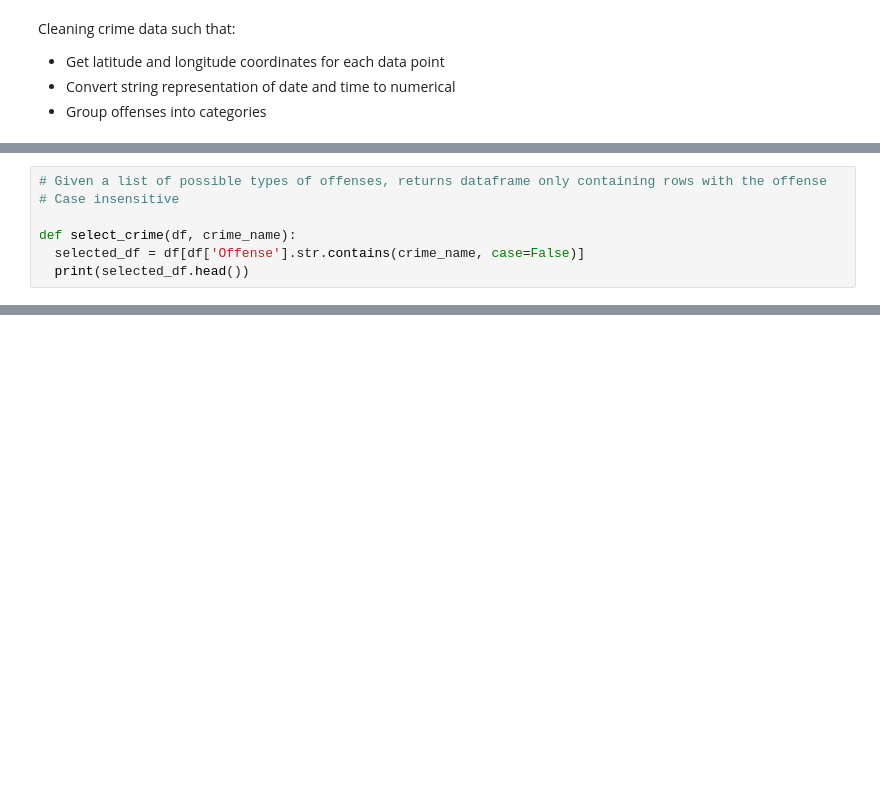
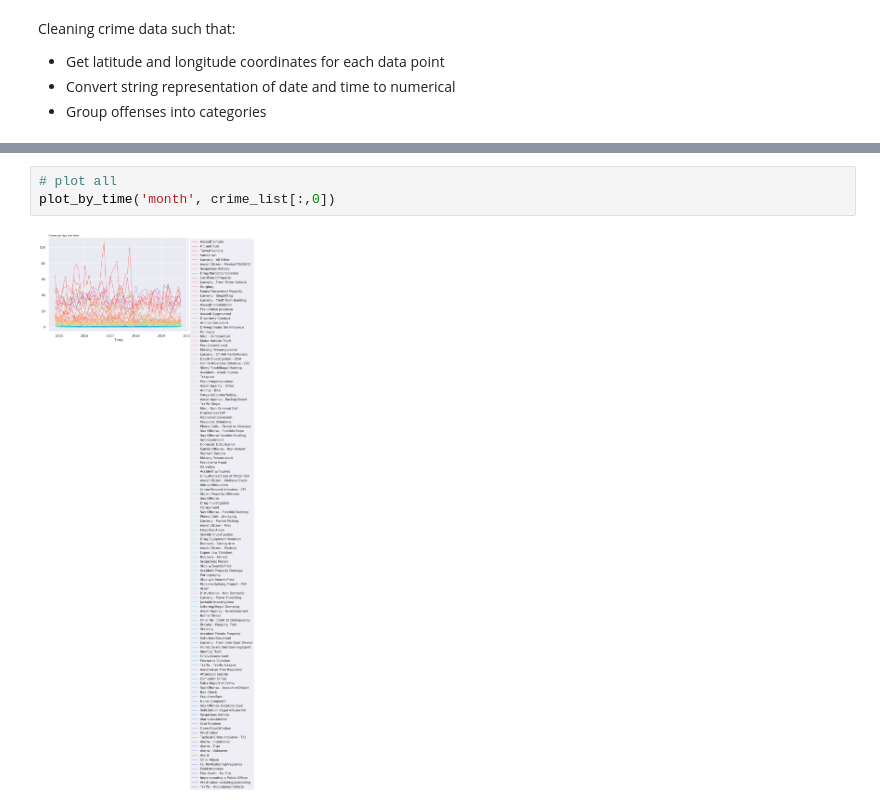
Before and after one commit to auhcheng/cville-crime, a Jupyter notebook: ML4VA_Cleaning_Crime_Data.ipynb, the cells around one changed output, grey strips where cells are left out. Cells and saved outputs as stored; diff of their text form; blank space fills up the shorter version.

```diff
--- a/ML4VA_Cleaning_Crime_Data.ipynb
+++ b/ML4VA_Cleaning_Crime_Data.ipynb
@@ -68,7 +48,0 @@ dt_object1 = 2019-08-29 17:47:31
-# %%
-# Given a list of possible types of offenses, returns dataframe only containing rows with the offense
-# Case insensitive
-
-def select_crime(df, crime_name):
-  selected_df = df[df['Offense'].str.contains(crime_name, case=False)]
-  print(selected_df.head())
@@ -116,0 +136,5 @@ SyntaxError: ignored
+# %%
+# plot all
+plot_by_time('month', crime_list[:,0])
+# %% [output]
+[figure, added]
```
Also changed, not shown: parts of 8 cells of this notebook.
